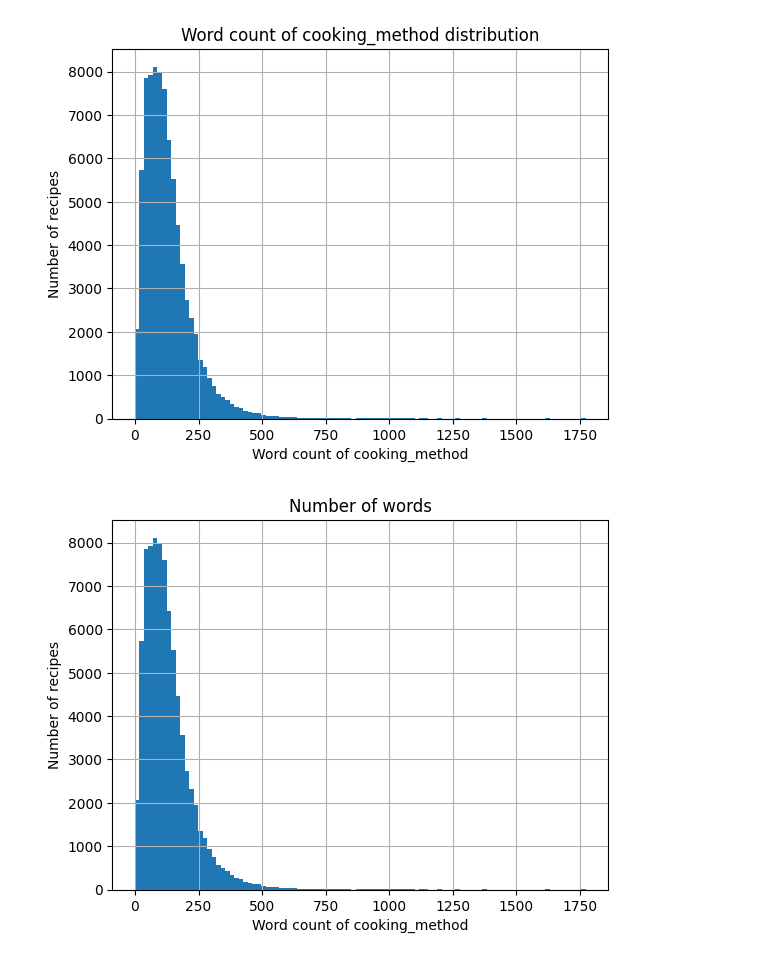
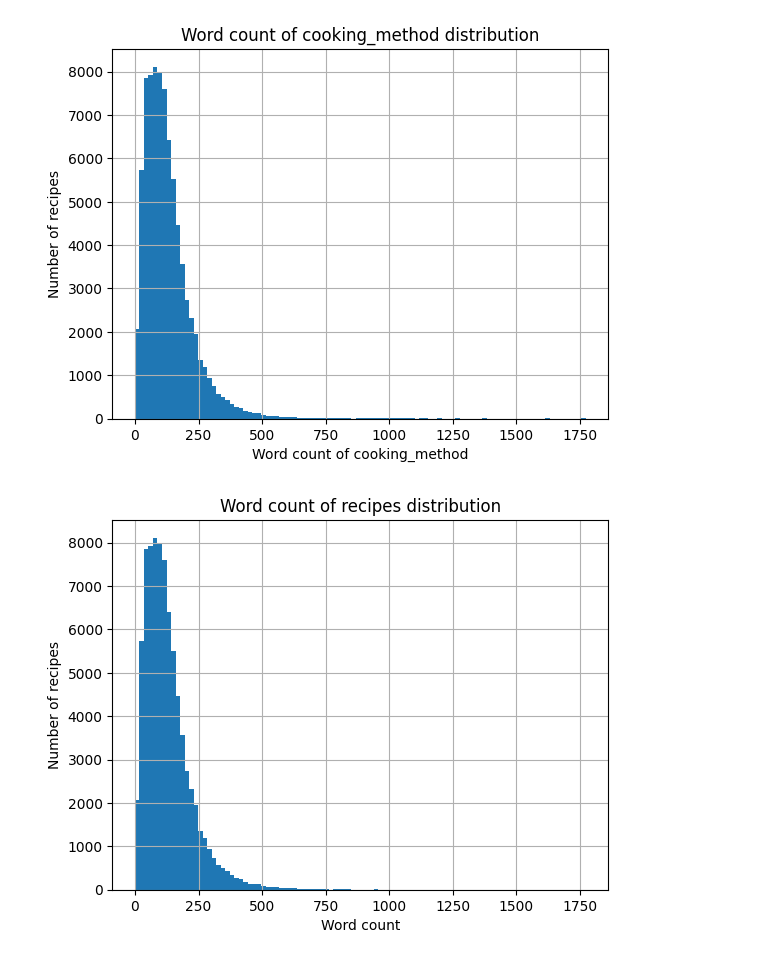
Before and after one commit to lavo2/HLT-Project, a Jupyter notebook: lavo.ipynb, the cells around one changed output. Saved outputs shown, nothing was run; the diff lists cells and outputs as text; code cells hidden in the pictures.

Commit message:
plotten word distribution in new notebook 2

```diff
--- a/lavo.ipynb
+++ b/lavo.ipynb
@@ -37,12 +37,12 @@ plt.show()
 # %%
 # count the number of words in the cooking_method column
 data['cooking_method_word_count'] = data['cooking_method'].str.split().apply(lambda x: len([word for word in x if word.isalpha()]))
 data['cooking_method_word_count'].describe()
 #plot the distribution of the number of words in the cooking_method column
 data['cooking_method_word_count'].hist(bins=100)
-plt.xlabel('Word count of cooking_method')
+plt.xlabel('Word count')
 plt.ylabel('Number of recipes')
-plt.title('Number of words')
+plt.title('Word count of recipes distribution')
 plt.show()
 # %% [output]
-[figure, old version]
+[figure, new version]
```
Also changed, not shown: parts of 3 cells of this notebook.
